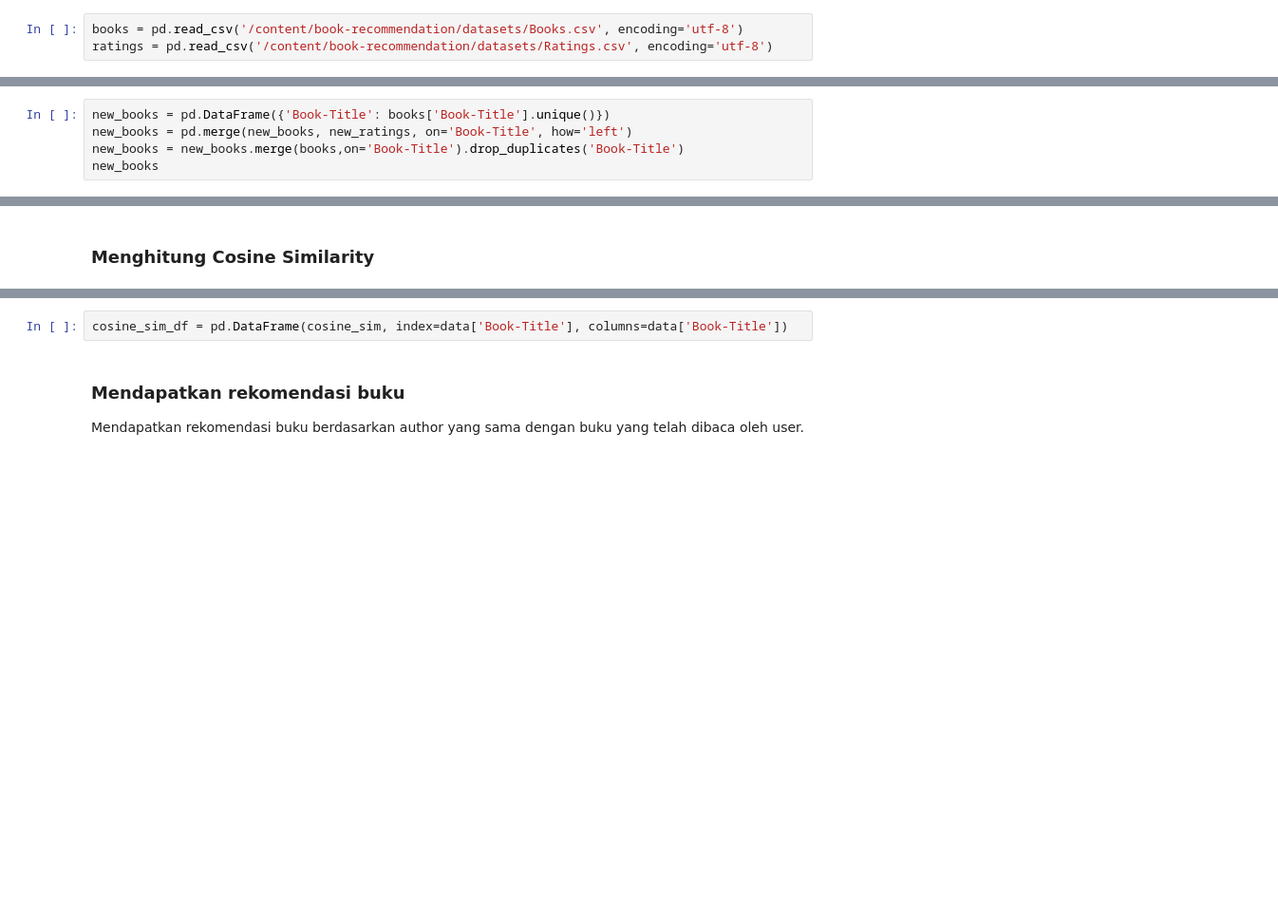
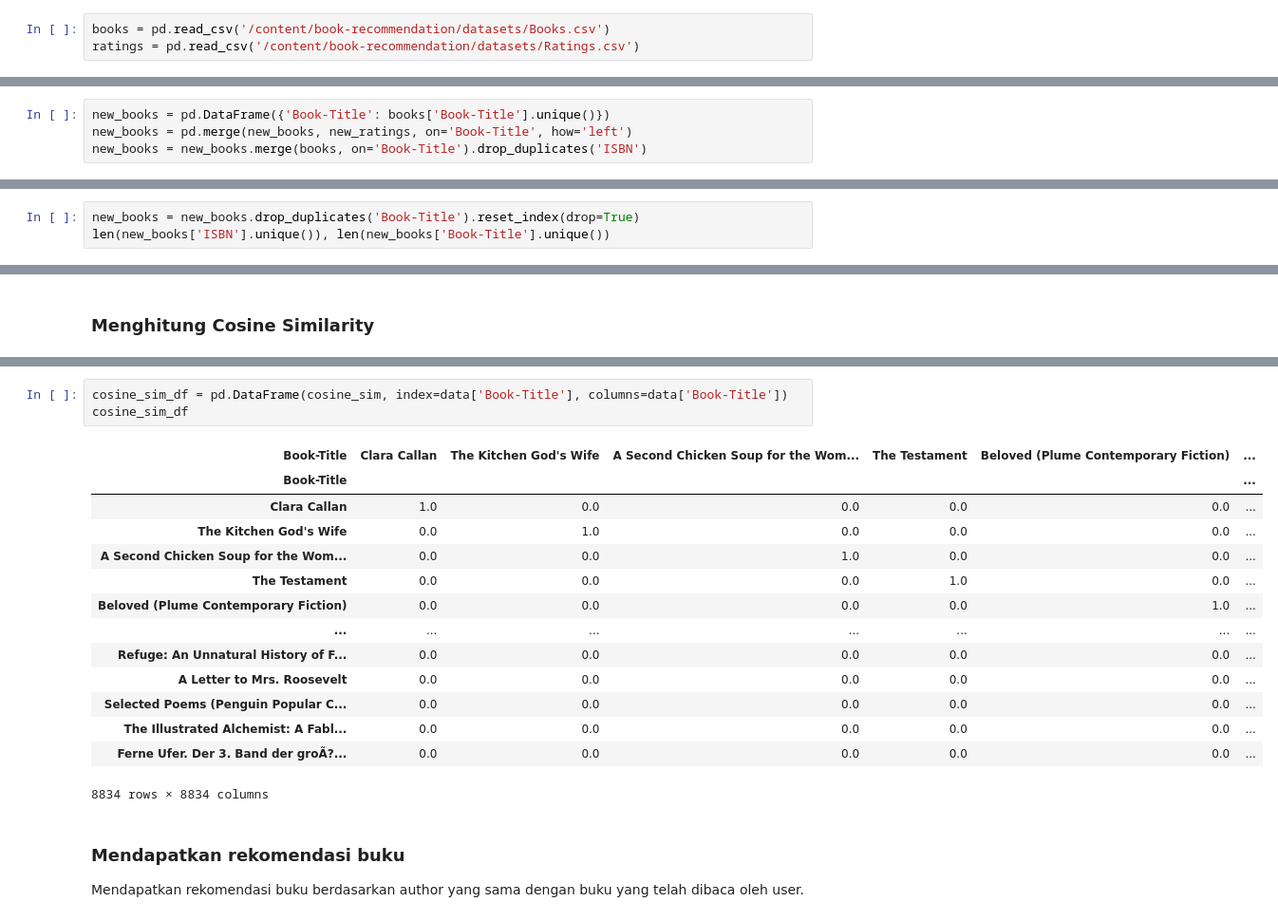
Before and after one commit to ziss11/books-recommendation, a Jupyter notebook: BookRecommendation.ipynb, the cells around one changed output, grey strips where cells are left out. Shown: that part at 95% size. Saved outputs shown, nothing was run; the diff lists cells and outputs as text; blank space fills up the shorter version.

```diff
--- a/BookRecommendation.ipynb
+++ b/BookRecommendation.ipynb
@@ -32,7 +34,7 @@ from sklearn.metrics.pairwise import cosine_similarity
 
 ---
 # %%
-books = pd.read_csv('/content/book-recommendation/datasets/Books.csv', encoding='utf-8')
-ratings = pd.read_csv('/content/book-recommendation/datasets/Ratings.csv', encoding='utf-8')
+books = pd.read_csv('/content/book-recommendation/datasets/Books.csv')
+ratings = pd.read_csv('/content/book-recommendation/datasets/Ratings.csv')
 # %%
 books
@@ -120,5 +238,4 @@ new_ratings.rename(columns={'Book-Rating':'Num-Ratings'}, inplace=True)
 # %%
 new_books = pd.DataFrame({'Book-Title': books['Book-Title'].unique()})
 new_books = pd.merge(new_books, new_ratings, on='Book-Title', how='left')
-new_books = new_books.merge(books,on='Book-Title').drop_duplicates('Book-Title')
-new_books
+new_books = new_books.merge(books, on='Book-Title').drop_duplicates('ISBN')
@@ -124,0 +244,3 @@ new_books
+# %%
+new_books = new_books.drop_duplicates('Book-Title').reset_index(drop=True)
+len(new_books['ISBN'].unique()), len(new_books['Book-Title'].unique())
@@ -162,5 +365,21 @@ cosine_sim
 # %%
 cosine_sim_df = pd.DataFrame(cosine_sim, index=data['Book-Title'], columns=data['Book-Title'])
+cosine_sim_df
+# %% [output]
+| Book-Title | Clara Callan | The Kitchen God's Wife | A Second Chicken Soup for the Wom... | The Testament | Beloved (Plume Contemporary Fiction) | ... |
+| Book-Title |  |  |  |  |  | ... |
+| Clara Callan | 1.0 | 0.0 | 0.0 | 0.0 | 0.0 | ... |
+| The Kitchen God's Wife | 0.0 | 1.0 | 0.0 | 0.0 | 0.0 | ... |
+| A Second Chicken Soup for the Wom... | 0.0 | 0.0 | 1.0 | 0.0 | 0.0 | ... |
+| The Testament | 0.0 | 0.0 | 0.0 | 1.0 | 0.0 | ... |
+| Beloved (Plume Contemporary Fiction) | 0.0 | 0.0 | 0.0 | 0.0 | 1.0 | ... |
+| ... | ... | ... | ... | ... | ... | ... |
+| Refuge: An Unnatural History of F... | 0.0 | 0.0 | 0.0 | 0.0 | 0.0 | ... |
+| A Letter to Mrs. Roosevelt | 0.0 | 0.0 | 0.0 | 0.0 | 0.0 | ... |
+| Selected Poems (Penguin Popular C... | 0.0 | 0.0 | 0.0 | 0.0 | 0.0 | ... |
+| The Illustrated Alchemist: A Fabl... | 0.0 | 0.0 | 0.0 | 0.0 | 0.0 | ... |
+| Ferne Ufer. Der 3. Band der groÃ?... | 0.0 | 0.0 | 0.0 | 0.0 | 0.0 | ... |
+8834 rows × 8834 columns
 # %% [markdown]
 ### **Mendapatkan rekomendasi buku**
 Mendapatkan rekomendasi buku berdasarkan author yang sama dengan buku yang telah dibaca oleh user.
```
Also changed, not shown: parts of 34 cells of this notebook.
